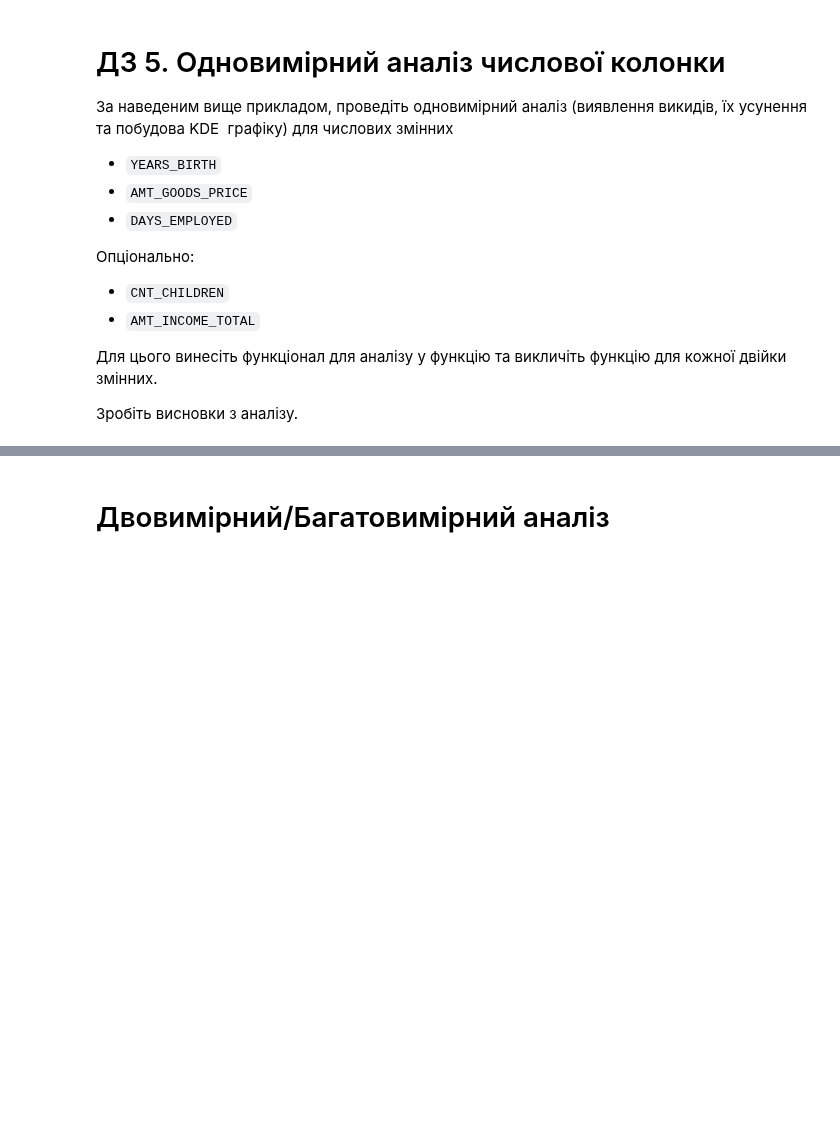
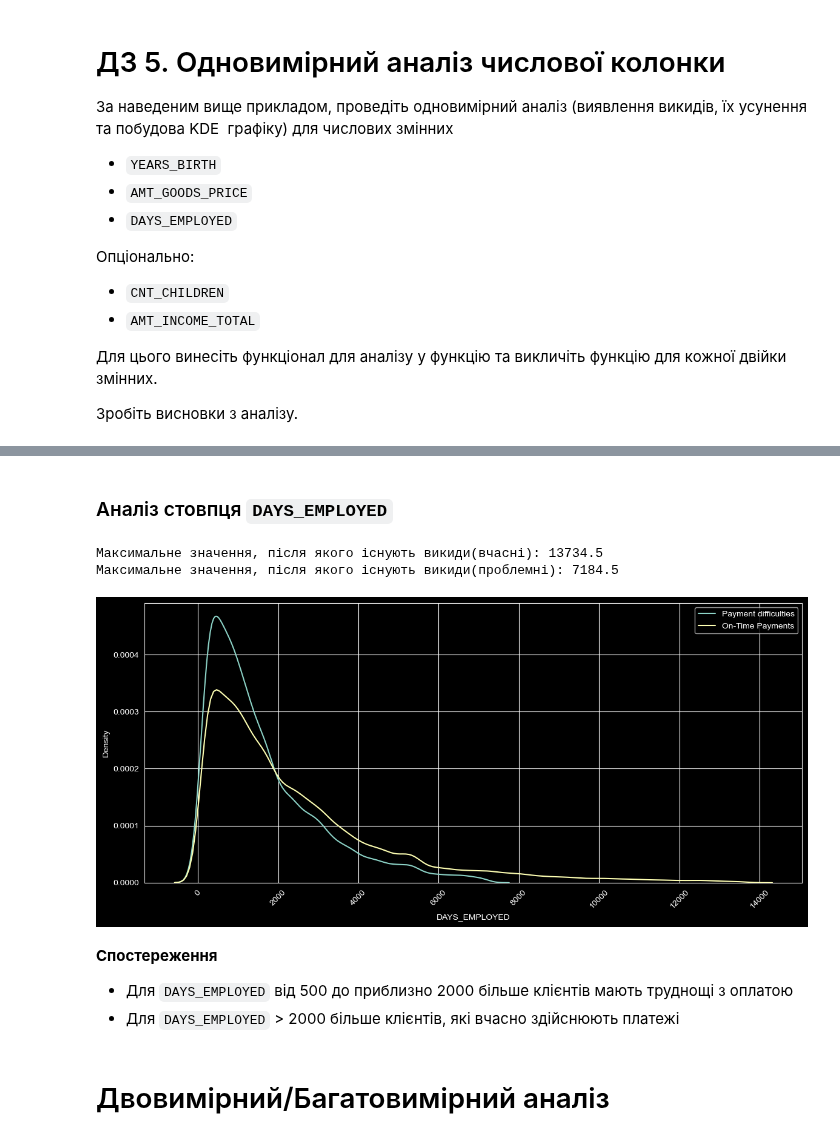
Before and after one commit to maryna-hliebova/machine-learning, a Jupyter notebook: notebooks/eta/HW_1_2_Credit_EDA.ipynb, the cells around one changed output, grey strips where cells are left out. Cells and saved outputs as stored; diff of their text form; code cells hidden in the pictures; blank space fills up the shorter version.

```diff
--- a/notebooks/eta/HW_1_2_Credit_EDA.ipynb
+++ b/notebooks/eta/HW_1_2_Credit_EDA.ipynb
@@ -1994,3 +2118,16 @@ kde_no_outliers(df0, df1, Max_value0, Max_value1, 'AMT_CREDIT')
+# %% [markdown]
+### Аналіз стовпця `DAYS_EMPLOYED`
+# %%
+analyze_column('DAYS_EMPLOYED')
+# %% [output]
+Максимальне значення, після якого існують викиди(вчасні): 13734.5
+Максимальне значення, після якого існують викиди(проблемні): 7184.5
+[figure, added]
+# %% [markdown]
+**Спостереження**
+
+- Для `DAYS_EMPLOYED` від 500 до приблизно 2000 більше клієнтів мають труднощі з оплатою
+- Для `DAYS_EMPLOYED` > 2000 більше клієнтів, які вчасно здійснюють платежі
 # %% [markdown]
 # Двовимірний/Багатовимірний аналіз
 # %% [markdown]
```
Also changed, not shown: parts of 36 cells of this notebook.
